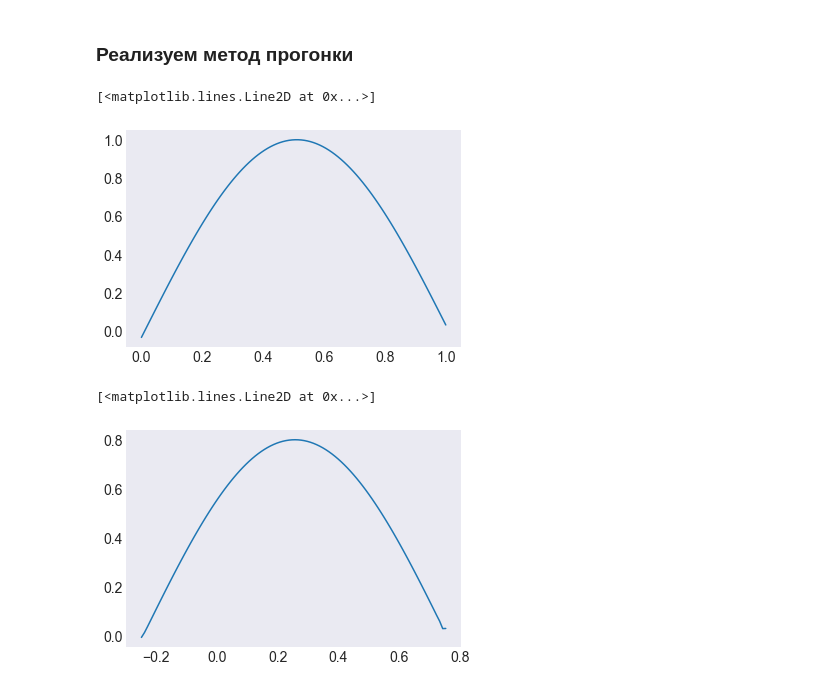
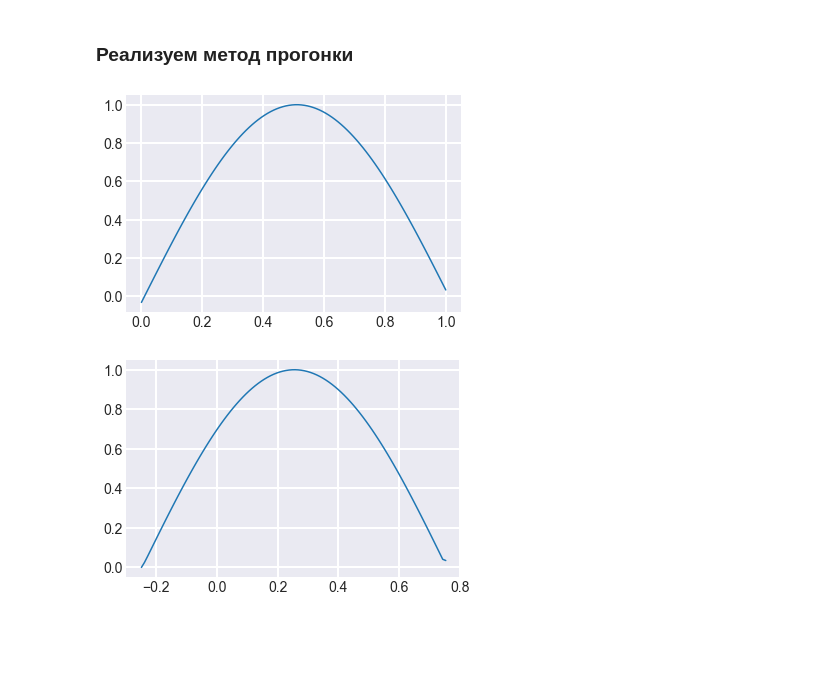
Before and after one commit to andrew3203/NumericalMethods, a Jupyter notebook: MethodProgonki.ipynb, the cells around one changed output. Cells and saved outputs as stored; diff of their text form; code cells hidden in the pictures; blank space fills up the shorter version.

Commit message:
fix style of graphs

```diff
--- a/MethodProgonki.ipynb
+++ b/MethodProgonki.ipynb
@@ -46,26 +46,26 @@ for n in range(N):
     F.append(sin((a + h*(n-1))*3.14/(b - a)))
 fig = plt.figure()
 plt.plot(np.linspace(a, b, N), F)
+plt.grid(lw=2)
 # %% [output]
-[<matplotlib.lines.Line2D at 0x...>]
 [figure]
 # %%
 ksi = [0.,]
 eta = [0.,]
 Ai = c*g/h
 Bi = 1 - c*g/h
-Ci = c*g/h
+Ci = 0
 for n in range(1, N):
     ksi.append(Ci / (Ai * ksi[n-1] + Bi))
     eta.append((F[n] - Ai * eta[n-1]) / (Ai * ksi[n-1] + Bi))
 # %%
 X = []
 X.append((F[-1] - Ai * eta[-1])/(Bi + Ai * ksi[-1]))
 for n in range(N-1, 0, -1):
     X.append(ksi[n]*X[-1] + eta[n])
 X = X[::-1]
 fig = plt.figure()
 plt.plot(np.linspace(a+c*g/h, b+c*g/h, N), X)
+plt.grid(lw=2)
 # %% [output]
-[<matplotlib.lines.Line2D at 0x...>]
-[figure, old version]
+[figure, new version]
```
